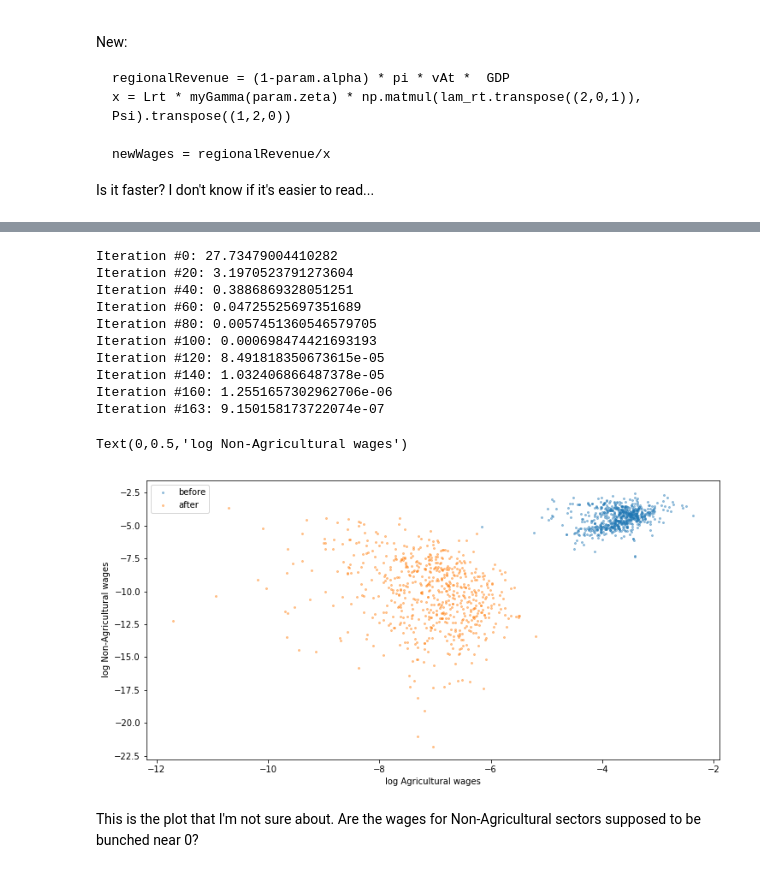
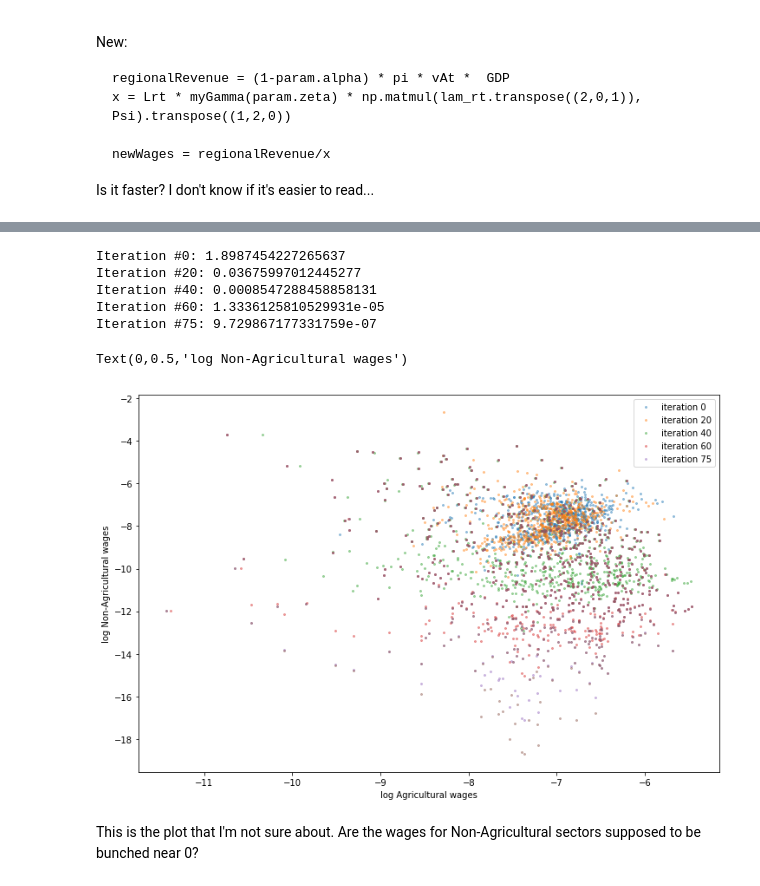
Before and after one commit to mwufi/spatial-structural-change, a Jupyter notebook: Condensed.ipynb, the cells around one changed output, grey strips where cells are left out. Cells and saved outputs as stored; diff of their text form; code cells hidden in the pictures.

```diff
--- a/Condensed.ipynb
+++ b/Condensed.ipynb
@@ -245,12 +257,17 @@ Text(0,0.5,'pi')
+# %%
+def draw(wages, log=True):
+    plot_params = {
+        'alpha': 0.4,
+        's': 4
+    }
+
+    if log:
+        plt.scatter(np.log(wages[t,A]), np.log(wages[t,NA]),
+           **plot_params)
+    else:
+        plt.scatter(wages[t,A], wages[t,NA],
+           **plot_params)
 # %%
-def computeLrt(skills):
-    overall_lamda = np.sum(skills, axis=R)
-    Lrt = np.sum(skills, axis=S)
-    lam_rt = (skills/Lrt)
-
-    return overall_lamda, Lrt, lam_rt
-
-
 def loopy(skills, wages, log=True):
     lr = 0.1
     loss = 10
@@ -262,7 +279,7 @@ def loopy(skills, wages, log=True):
 
         pi = computePi(wages)
         Theta_h, Theta_l, Theta = computeTheta(wages)
-        GDP = computeGDP(lam_rt, Theta_h, Theta_l)
+        GDP = computeGDP(skills, wages)
 
         regionalRevenue = (1-param.alpha) * pi * vAt *  GDP
         x = Lrt * myGamma(param.zeta) * np.matmul(lam_rt.transpose((2,0,1)), Psi).transpose((1,2,0))
@@ -284,45 +301,31 @@ def loopy(skills, wages, log=True):
 
         if i % 20 == 0 and log:
             print('Iteration #{}: {}'.format(i, loss))
+            draw(wages)
 
     return wages
 # %%
 wages = readWages()
-
-def draw(wages):
-    plot_params = {
-        'alpha': 0.4,
-        's': 4
-    }
-
-    plt.scatter(np.log(wages[t,A]), np.log(wages[t,NA]),
-           **plot_params)
-
-
-plt.figure(figsize=(12,6))
+plt.figure(figsize=(12,8))
 
 # before
 draw(wages)
 
 newWages = loopy(skills, wages)
 
 # after
 draw(newWages)
-plt.legend(['before', 'after'])
+# plt.legend(['before', 'after'])
+plt.legend(['iteration {}'.format(i) for i in [0,20,40,60,75]])
 plt.xlabel('log Agricultural wages'); plt.ylabel('log Non-Agricultural wages')
 # %% [output]
-Iteration #0: 27.73479004410282
-Iteration #20: 3.1970523791273604
-Iteration #40: 0.3886869328051251
-Iteration #60: 0.04725525697351689
-Iteration #80: 0.0057451360546579705
-Iteration #100: 0.000698474421693193
-Iteration #120: 8.491818350673615e-05
-Iteration #140: 1.032406866487378e-05
-Iteration #160: 1.2551657302962706e-06
-Iteration #163: 9.150158173722074e-07
+Iteration #0: 1.8987454227265637
+Iteration #20: 0.03675997012445277
+Iteration #40: 0.0008547288458858131
+Iteration #60: 1.3336125810529931e-05
+Iteration #75: 9.729867177331759e-07
 Text(0,0.5,'log Non-Agricultural wages')
-[figure, old version]
+[figure, new version]
 # %% [markdown]
 This is the plot that I'm not sure about. Are the wages for Non-Agricultural sectors supposed to be bunched near 0?
 # %% [markdown]
```
Also changed, not shown: parts of 24 cells of this notebook, 1 other file.
